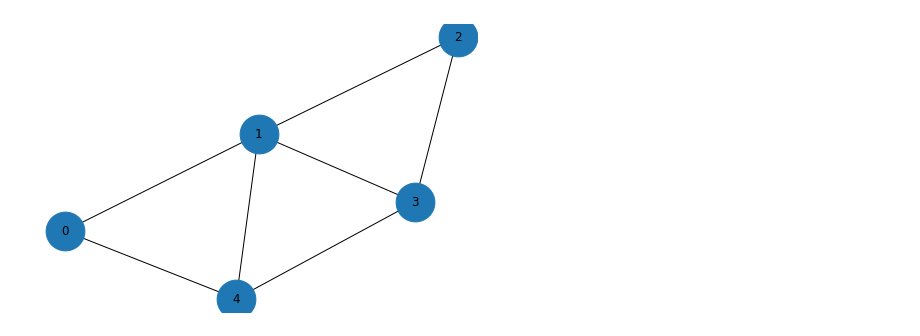
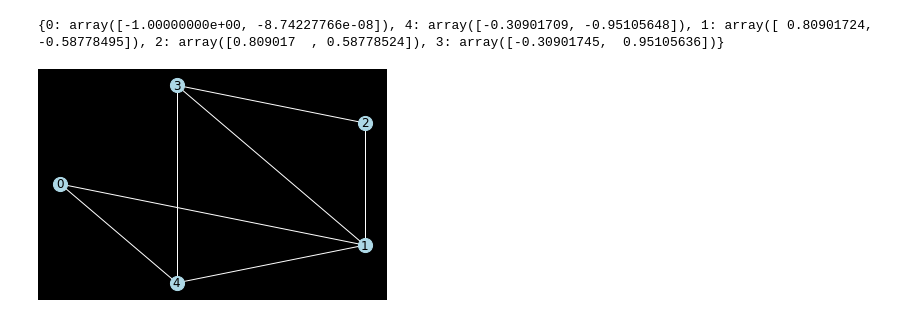
Before and after one commit to cornell-orie/ORSuite, a Jupyter notebook: graph_demo_test.ipynb, the cells around one changed output. Cells and saved outputs as stored; diff of their text form; code cells hidden in the pictures.

```diff
--- a/graph_demo_test.ipynb
+++ b/graph_demo_test.ipynb
@@ -13,15 +13,21 @@ graph = nx.Graph(graph)
 # %%
 # One option:
 """
     - how to label the nodes: https://networkx.org/documentation/stable/reference/generated/networkx.drawing.nx_pylab.draw_networkx_labels.html
     - how to display the ambulances / calls: self.viewer.image(line_x1 + (line_x2 - line_x1)
                               * loc, line_y, ambulance, 0.02)
     - how to display the graph through the render
 """
+import matplotlib.pyplot as plt
 
-pos = nx.spring_layout(graph)
-c = pos[0][0]
-nx.draw(graph, pos, node_size=1500, with_labels = True)
+
+pos = nx.shell_layout(graph)
+print(pos)
+
+fig, ax = plt.subplots()
+nx.draw(graph, pos, node_size=200, with_labels = True, edge_color="white", node_color="lightblue", font_color="black")
+fig.set_facecolor('black')
 ambulance = pyglet.image.load('./or_suite/envs/ambulance/images/ambulance.jpg')
 # %% [output]
+{0: array([-1.00000000e+00, -8.74227766e-08]), 4: array([-0.30901709, -0.95105648]), 1: array([ 0.80901724, -0.58778495]), 2: array([0.809017  , 0.58778524]), 3: array([-0.30901745,  0.95105636])}
-[figure, old version]
+[figure, new version]
```
Also changed, not shown: parts of 2 cells of this notebook, 4 other files.
